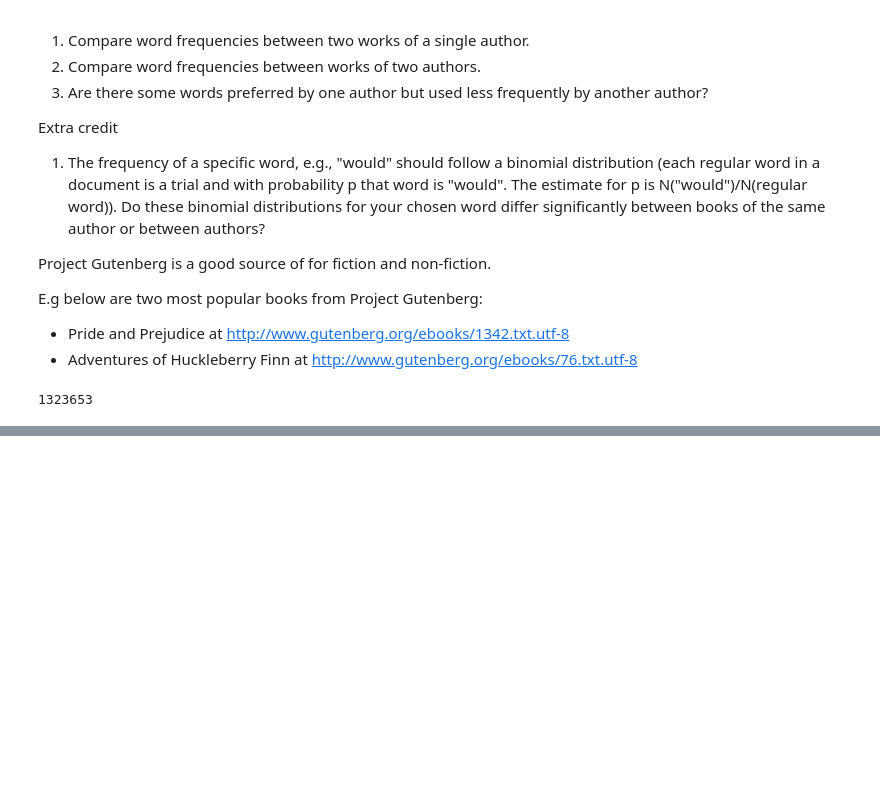
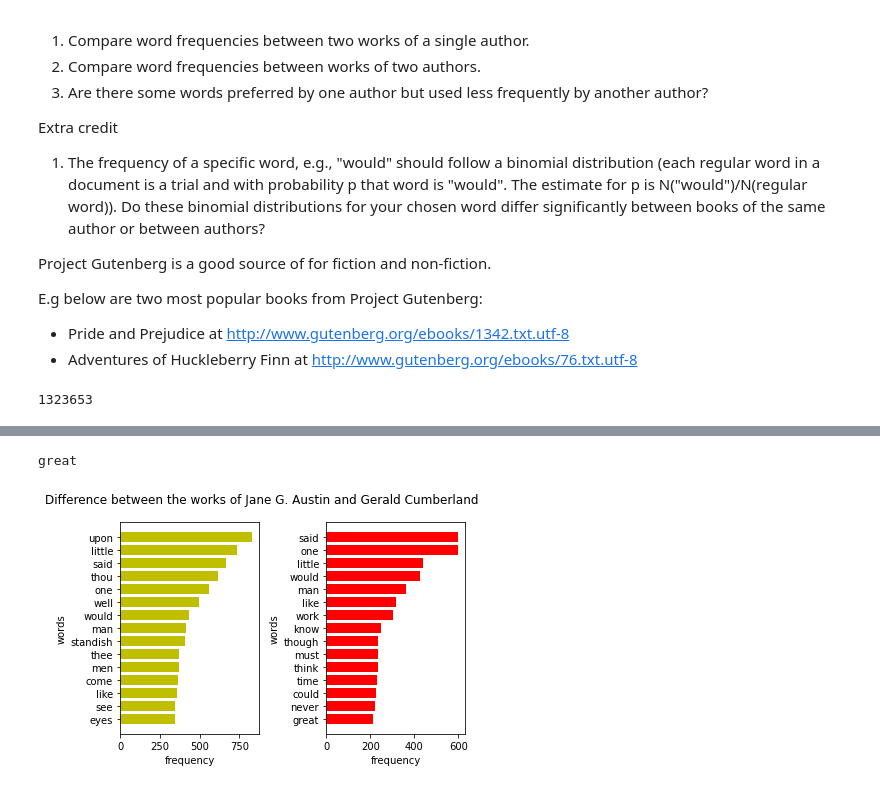
Before and after one commit to fdac22/MiniProject1, a Jupyter notebook: tkhan7.ipynb, the cells around one changed output, grey strips where cells are left out. Saved outputs shown, nothing was run; the diff lists cells and outputs as text; code cells hidden in the pictures; blank space fills up the shorter version.

```diff
--- a/tkhan7.ipynb
+++ b/tkhan7.ipynb
@@ -252,0 +277,59 @@ len(t)
+# %%
+stop_words = nltk.corpus.stopwords.words('english') + [
+ 'ut', '\'re','.', ',', '--', '\'s', '?', ')', '(', ':', '\'',
+ '\"', '-', '}', '{', '&', '|', u'\u2014', "", "â\x80\x9ci" ]
+def cleanWord (w):
+    # r in r'[.,"\']' tells to treat \ as a regular character
+    # but we need to escape ' with \'
+    # any character between the brackets [] is to be removed
+    wn = re.sub('[,"\.\'&\|:@>*;/=]', "", w)
+    # get rid of numbers
+    return re.sub('^[0-9\.]*$', "", wn)
+def get_wf_2_books (URL, URL2):
+    # first get the web page
+    r = requests .get(URL)
+    r2 = requests .get(URL2)
+
+    # Now clean
+    # remove html markup
+    t = cleanHtml (r .text + r2 .text) .lower()
+
+    # split string into an array of words using any sequence of spaces "\s+"
+    wds = re .split('\s+',t)
+
+    # remove periods, commas, etc stuck to the edges of words
+    for i in range(len(wds)):
+        wds [i] = cleanWord (wds [i])
+
+    # If satisfied with results, lets go to the next step: calculate frequencies
+    # We can write a loop to create a dictionary, but
+    # there is a special function for everything in python
+    # in particular for counting frequencies (like function table() in R)
+    wf = Counter (wds)
+
+    # Remove stop words from the dictionary wf
+    for k in stop_words:
+        wf. pop(k, None)
+
+    #how many regular words in the document?
+    tw = 0
+    for w in wf:
+       tw += wf[w]
+
+
+    # Get ordered list
+    wfs = sorted (wf .items(), key = operator.itemgetter(1), reverse=True)
+    ml = min(len(wfs),15)
+
+    #Reverse the list because barh plots items from the bottom
+    return (wfs [ 0:ml ] [::-1], tw)
+
+#compare works of jane g austin with gerald cumberland
+(j_a, tw_ee) = get_wf_2_books('https://www.gutenberg.org/cache/epub/4676/pg4676.txt', 'https://www.gutenberg.org/cache/epub/22052/pg22052.txt')
+(g_c, tw_ee) = get_wf_2_books('https://www.gutenberg.org/files/61437/61437-0.txt', 'https://www.gutenberg.org/files/60272/60272-0.txt')
+
+title = "Difference between the works of Jane G. Austin and Gerald Cumberland"
+plot_graph(title, j_a, g_c)
+# %% [output]
+great
+[figure, added]
```
Also changed, not shown: parts of 1 cell of this notebook.
